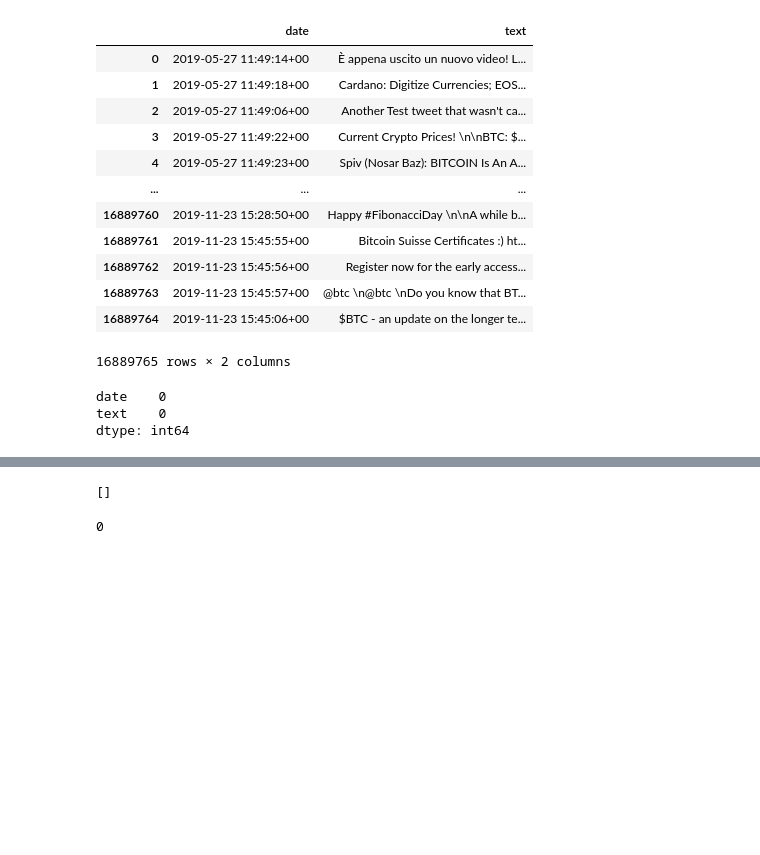
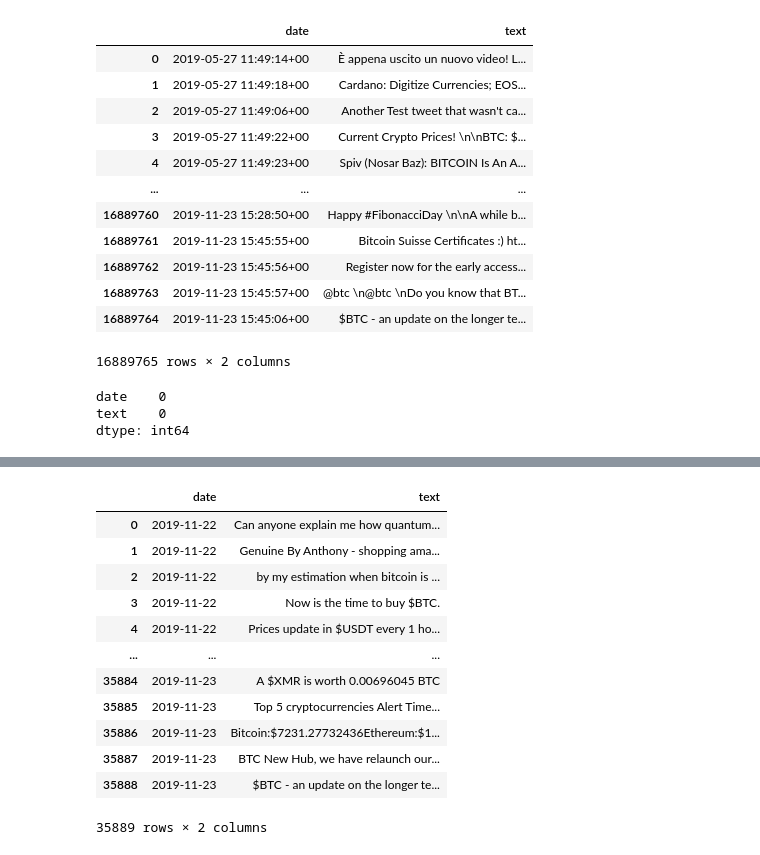
Before and after one commit to JCamposx/bitcoin-price-prediction, a Jupyter notebook: tweets_preproc.ipynb, the cells around one changed output, grey strips where cells are left out. Cells and saved outputs as stored; diff of their text form; code cells hidden in the pictures; blank space fills up the shorter version.

```diff
--- a/tweets_preproc.ipynb
+++ b/tweets_preproc.ipynb
@@ -94,8 +128,9 @@ data
 def check_skipped_days():
     x = 0
     arr = np.array([])
-    day_before = datetime.now()
+    day_before = datetime.datetime.now()
     index_before = 0
+    min_index = 0
 
     for index, d in enumerate(data.date):
         diff = 0
@@ -109,13 +144,14 @@ def check_skipped_days():
 
         if diff > 1:
             arr = np.append(arr, '{} => {} : {} days'.format(index_before, index, diff))
+            min_index = index_before
 
         day_before, index_before = d, index
 
-    return arr
+    return arr, min_index + 1
 # %%
-skipped_days = check_skipped_days()
+skipped_days, min_index = check_skipped_days()
 
 print(skipped_days)
-len(skipped_days)
+print(len(skipped_days))
 # %% [output]
@@ -140,11 +172,18 @@ len(skipped_days)
 # %%
-data = data.loc[207:]
+data = data.loc[min_index:]
 data.reset_index(drop=True, inplace=True)
+data
+# %% [output]
+|  | date | text |
+| 0 | 2019-11-22 | Can anyone explain me how quantum... |
+| 1 | 2019-11-22 | Genuine By Anthony - shopping ama... |
+| 2 | 2019-11-22 | by my estimation when bitcoin is ... |
+| 3 | 2019-11-22 | Now is the time to buy $BTC. |
+| 4 | 2019-11-22 | Prices update in $USDT every 1 ho... |
+| ... | ... | ... |
+| 35884 | 2019-11-23 | A $XMR is worth 0.00696045 BTC |
+| 35885 | 2019-11-23 | Top 5 cryptocurrencies Alert Time... |
+| 35886 | 2019-11-23 | Bitcoin:$7231.27732436Ethereum:$1... |
+| 35887 | 2019-11-23 | BTC New Hub, we have relaunch our... |
+| 35888 | 2019-11-23 | $BTC - an update on the longer te... |
+35889 rows × 2 columns
-# %%
-skipped_days = check_skipped_days()
-
-print(skipped_days)
-len(skipped_days)
-# %% [output]
-[]
-0
```
Also changed, not shown: parts of 20 cells of this notebook, 4 other files.
